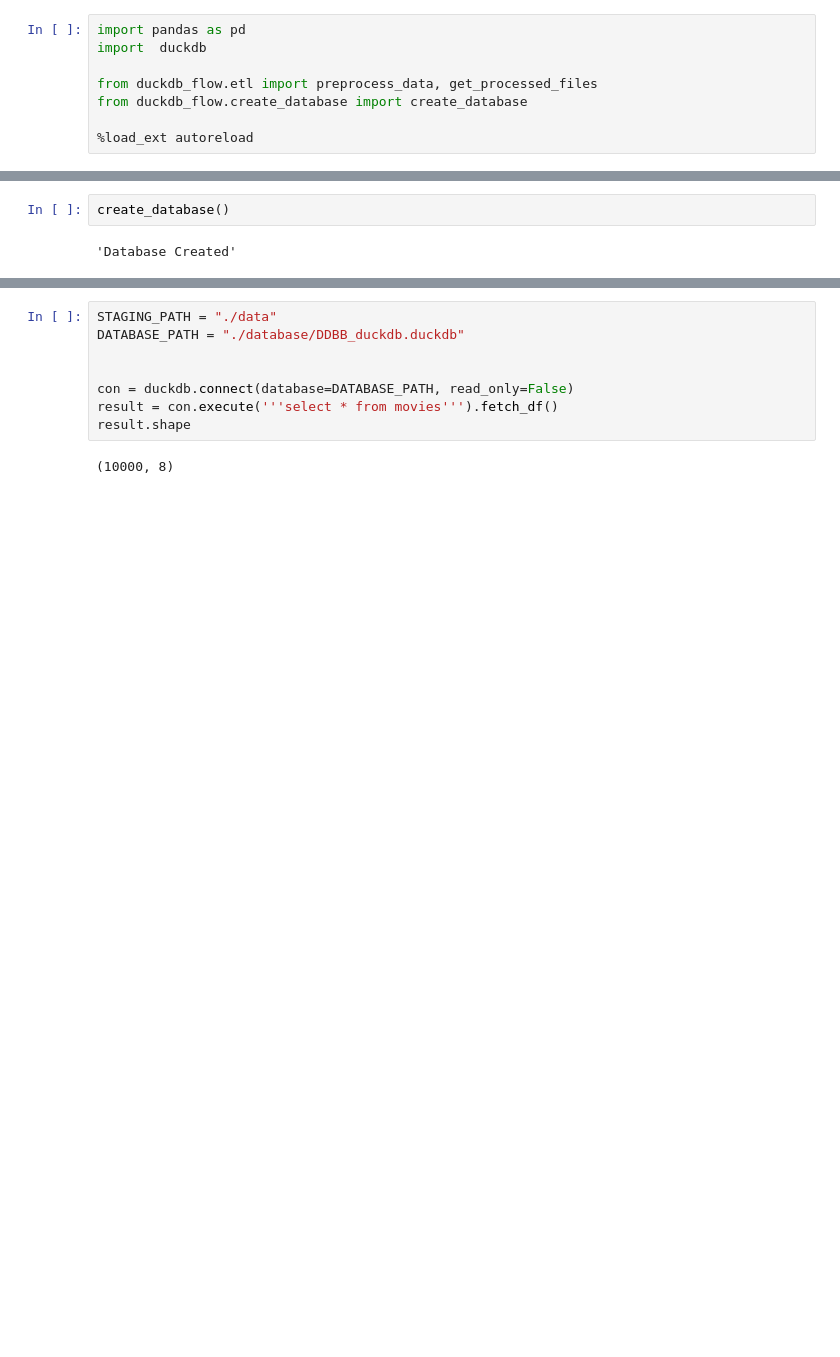
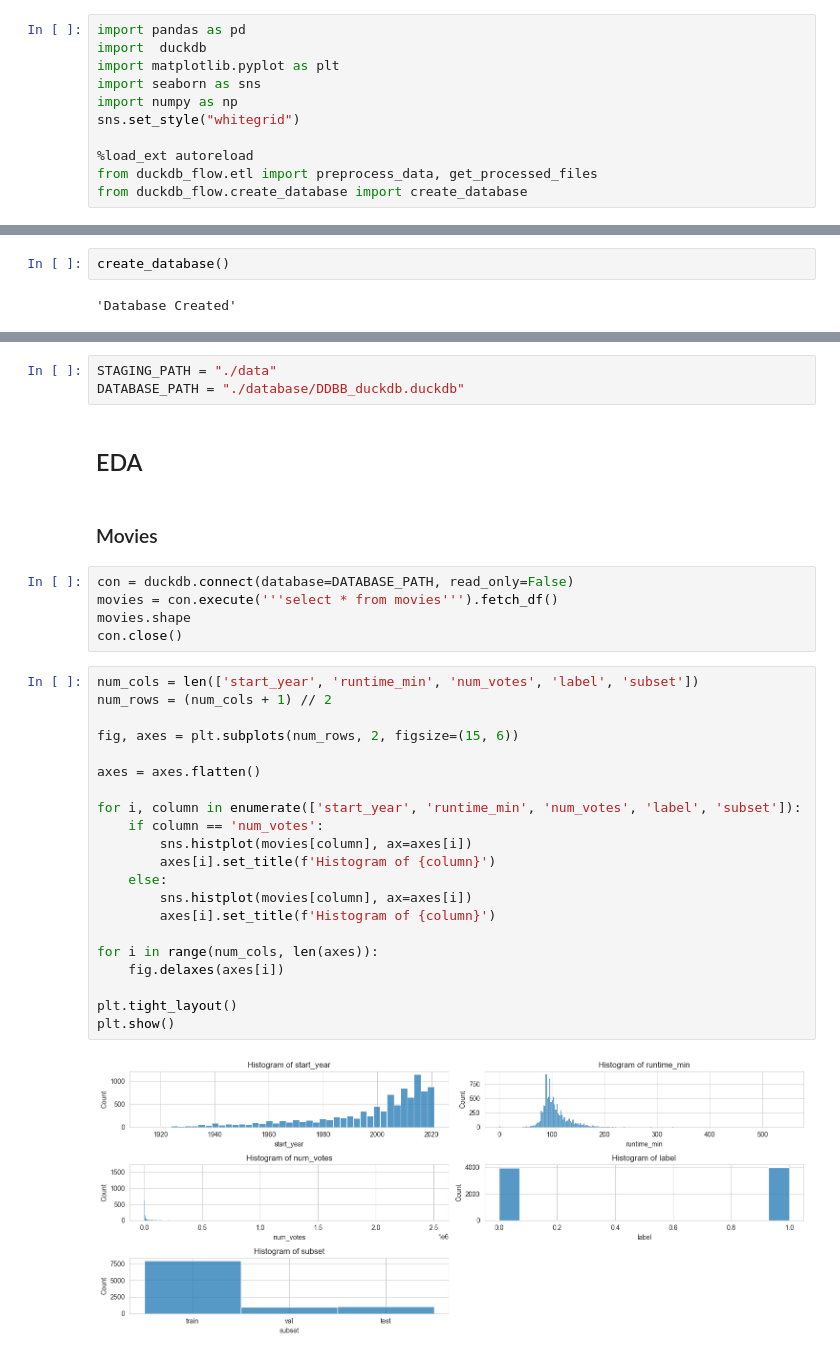
Before and after one commit to 8toz/BigDataProject_IMDB, a Jupyter notebook: duck_db_pipeline.ipynb, the cells around one changed output, grey strips where cells are left out. Saved outputs shown, nothing was run; the diff lists cells and outputs as text; blank space fills up the shorter version.

```diff
--- a/duck_db_pipeline.ipynb
+++ b/duck_db_pipeline.ipynb
@@ -1,11 +1,14 @@
 # %%
 import pandas as pd
 import  duckdb
+import matplotlib.pyplot as plt
+import seaborn as sns
+import numpy as np
+sns.set_style("whitegrid")
 
+%load_ext autoreload
 from duckdb_flow.etl import preprocess_data, get_processed_files
 from duckdb_flow.create_database import create_database
-
-%load_ext autoreload
 # %% [output]
 The autoreload module is not an IPython extension.
 # %%
@@ -32,10 +26,35 @@ Created  writing_df  dataframe.
+# %%
+STAGING_PATH = "./data"
+DATABASE_PATH = "./database/DDBB_duckdb.duckdb"
+# %% [markdown]
+## EDA
+# %% [markdown]
+### Movies
 # %%
-STAGING_PATH = "./data"
-DATABASE_PATH = "./database/DDBB_duckdb.duckdb"
-
-
 con = duckdb.connect(database=DATABASE_PATH, read_only=False)
-result = con.execute('''select * from movies''').fetch_df()
-result.shape
+movies = con.execute('''select * from movies''').fetch_df()
+movies.shape
+con.close()
-# %% [output]
-(10000, 8)
+# %%
+num_cols = len(['start_year', 'runtime_min', 'num_votes', 'label', 'subset'])
+num_rows = (num_cols + 1) // 2
+
+fig, axes = plt.subplots(num_rows, 2, figsize=(15, 6))
+
+axes = axes.flatten()
+
+for i, column in enumerate(['start_year', 'runtime_min', 'num_votes', 'label', 'subset']):
+    if column == 'num_votes':
+        sns.histplot(movies[column], ax=axes[i])
+        axes[i].set_title(f'Histogram of {column}')
+    else:
+        sns.histplot(movies[column], ax=axes[i])
+        axes[i].set_title(f'Histogram of {column}')
+
+for i in range(num_cols, len(axes)):
+    fig.delaxes(axes[i])
+
+plt.tight_layout()
+plt.show()
+# %% [output]
+[figure, added]
```
Also changed, not shown: parts of 6 cells of this notebook, 4 other files.
